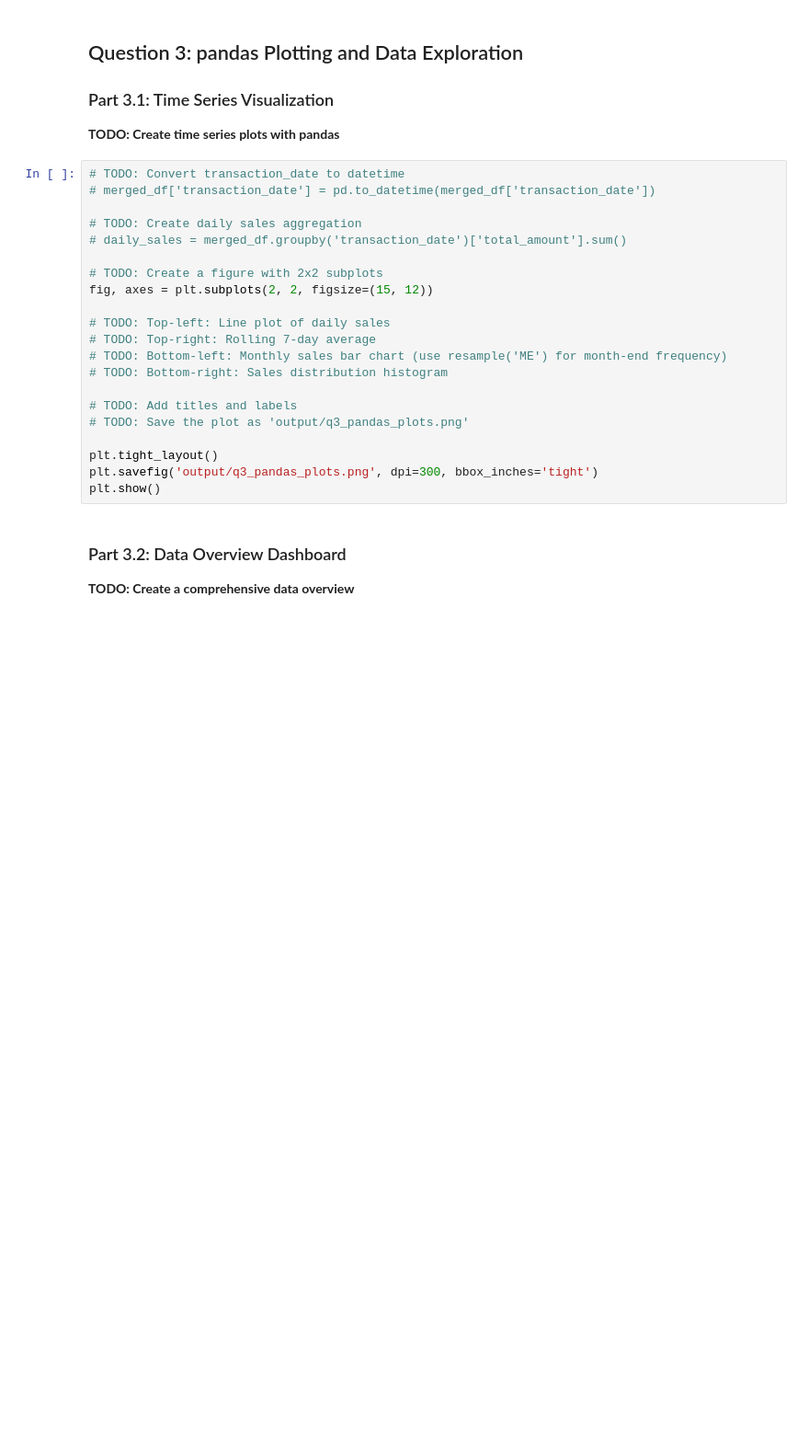
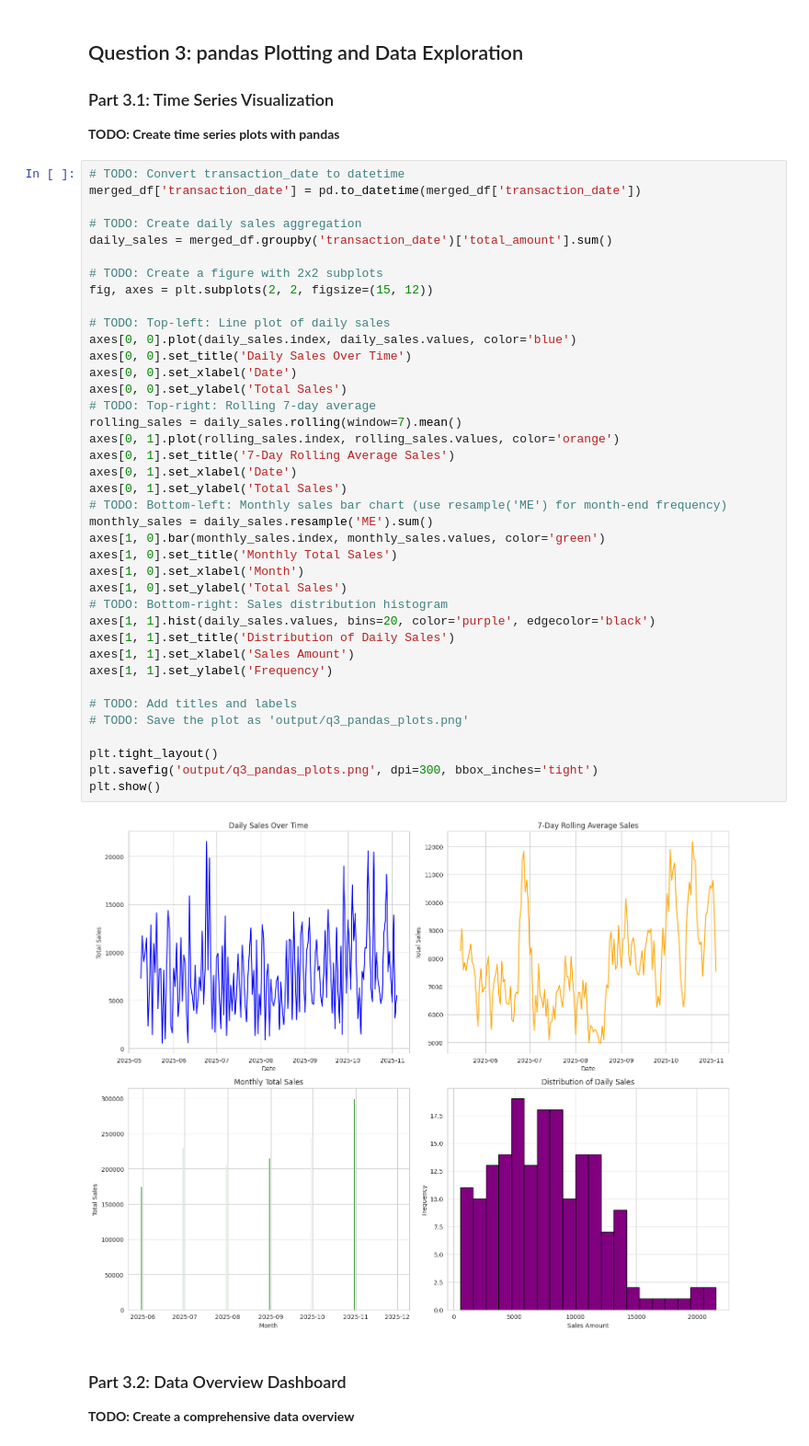
Before and after one commit to UCSF-DataSci/ds217-07-vision-quest-kathrynnnreidddd, a Jupyter notebook: assignment.ipynb, the cells around one changed output. Shown at 92% size. Cells and saved outputs as stored; diff of their text form; blank space fills up the shorter version.

Commit message:
Q3: Add Pandas time-series plots and 6-panel data overview dashboard

```diff
--- a/assignment.ipynb
+++ b/assignment.ipynb
@@ -281,25 +281,45 @@ Numeric columns used: Index(['quantity', 'unit_price_x', 'total_amount', 'age',
 **TODO: Create time series plots with pandas**
 # %%
 # TODO: Convert transaction_date to datetime
-# merged_df['transaction_date'] = pd.to_datetime(merged_df['transaction_date'])
+merged_df['transaction_date'] = pd.to_datetime(merged_df['transaction_date'])
 
 # TODO: Create daily sales aggregation
-# daily_sales = merged_df.groupby('transaction_date')['total_amount'].sum()
+daily_sales = merged_df.groupby('transaction_date')['total_amount'].sum()
 
 # TODO: Create a figure with 2x2 subplots
 fig, axes = plt.subplots(2, 2, figsize=(15, 12))
 
 # TODO: Top-left: Line plot of daily sales
+axes[0, 0].plot(daily_sales.index, daily_sales.values, color='blue')
+axes[0, 0].set_title('Daily Sales Over Time')
+axes[0, 0].set_xlabel('Date')
+axes[0, 0].set_ylabel('Total Sales')
 # TODO: Top-right: Rolling 7-day average
+rolling_sales = daily_sales.rolling(window=7).mean()
+axes[0, 1].plot(rolling_sales.index, rolling_sales.values, color='orange')
+axes[0, 1].set_title('7-Day Rolling Average Sales')
+axes[0, 1].set_xlabel('Date')
+axes[0, 1].set_ylabel('Total Sales')
 # TODO: Bottom-left: Monthly sales bar chart (use resample('ME') for month-end frequency)
+monthly_sales = daily_sales.resample('ME').sum()
+axes[1, 0].bar(monthly_sales.index, monthly_sales.values, color='green')
+axes[1, 0].set_title('Monthly Total Sales')
+axes[1, 0].set_xlabel('Month')
+axes[1, 0].set_ylabel('Total Sales')
 # TODO: Bottom-right: Sales distribution histogram
+axes[1, 1].hist(daily_sales.values, bins=20, color='purple', edgecolor='black')
+axes[1, 1].set_title('Distribution of Daily Sales')
+axes[1, 1].set_xlabel('Sales Amount')
+axes[1, 1].set_ylabel('Frequency')
 
 # TODO: Add titles and labels
 # TODO: Save the plot as 'output/q3_pandas_plots.png'
 
 plt.tight_layout()
 plt.savefig('output/q3_pandas_plots.png', dpi=300, bbox_inches='tight')
 plt.show()
+# %% [output]
+[figure, added]
 # %% [markdown]
 ### Part 3.2: Data Overview Dashboard
 
```
Also changed, not shown: parts of 1 cell of this notebook, 2 other files.
